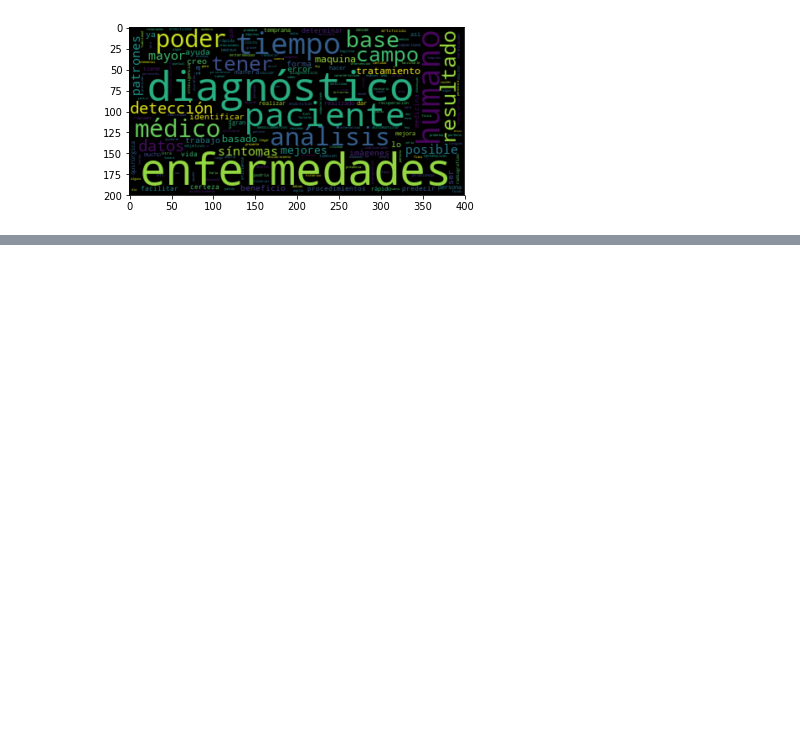
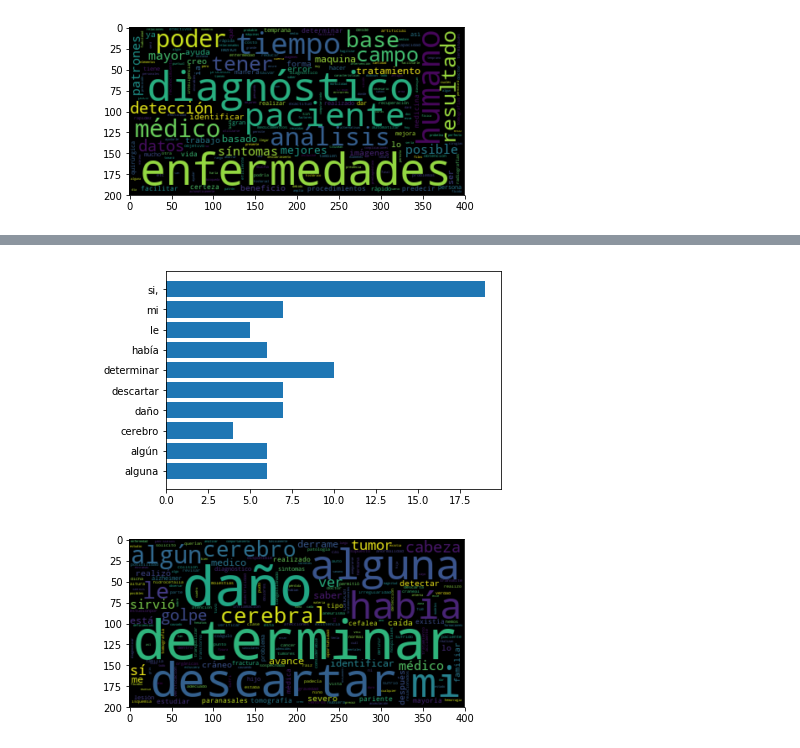
Before and after one commit to llealgt/postgrado_especializacion_investigacion_cientifica, a Jupyter notebook: epistemologia/análisis_resultado_encuesta.ipynb, the cells around one changed output, grey strips where cells are left out. Saved outputs shown, nothing was run; the diff lists cells and outputs as text; code cells hidden in the pictures; blank space fills up the shorter version.

Commit message:
Finished initial analisis

```diff
--- a/epistemologia/análisis_resultado_encuesta.ipynb
+++ b/epistemologia/análisis_resultado_encuesta.ipynb
@@ -69,0 +74,7 @@ resultado = analisis_frecuencia_palabras(pregunta1_corpus)
+# %%
+resultados_pregunta2 = datos_originales["Le han realizado una tomografía de cráneo a usted o a un familiar o conocido cercano, ¿para qué le sirvió a su médico este estudio?"]
+pregunta2_corpus = resultados_pregunta2.str.cat(sep=" ")
+resultado = analisis_frecuencia_palabras(pregunta2_corpus)
+# %% [output]
+[figure, added]
+[figure, added]
```
Also changed, not shown: parts of 8 cells of this notebook.
